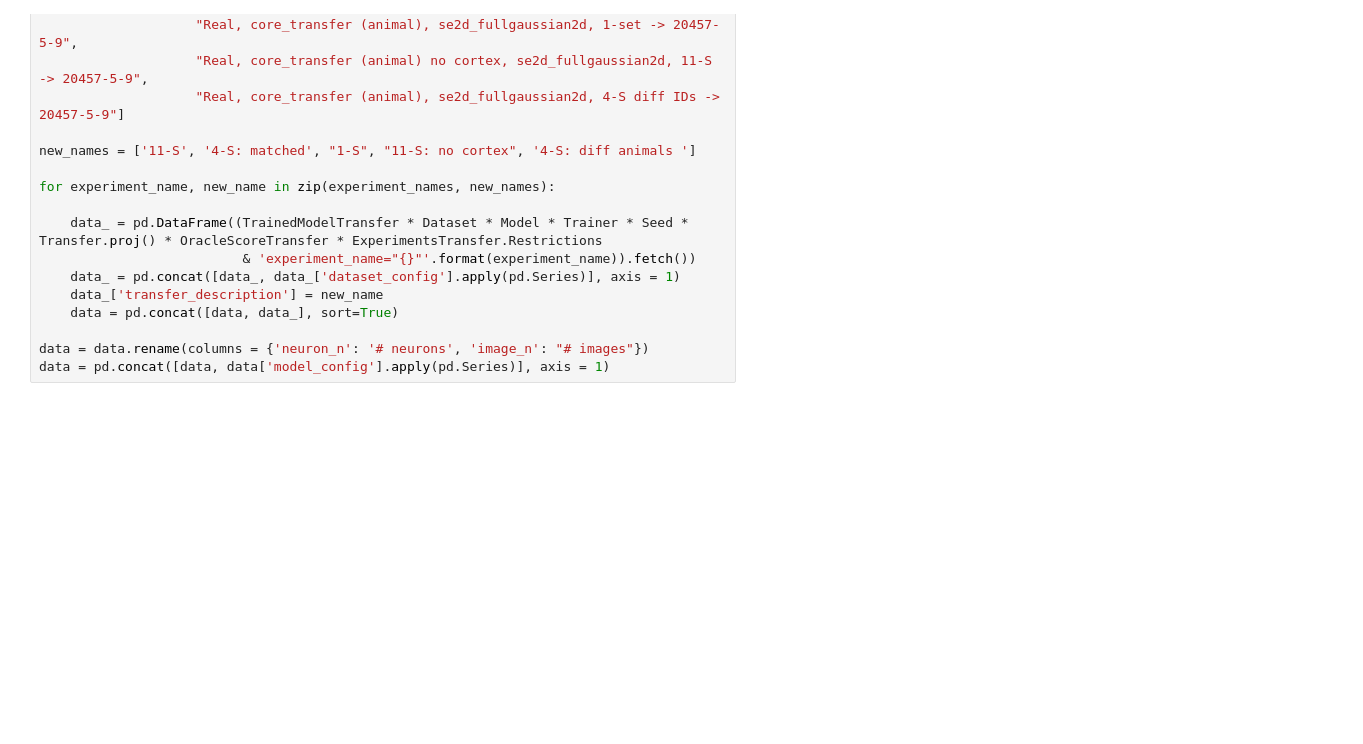
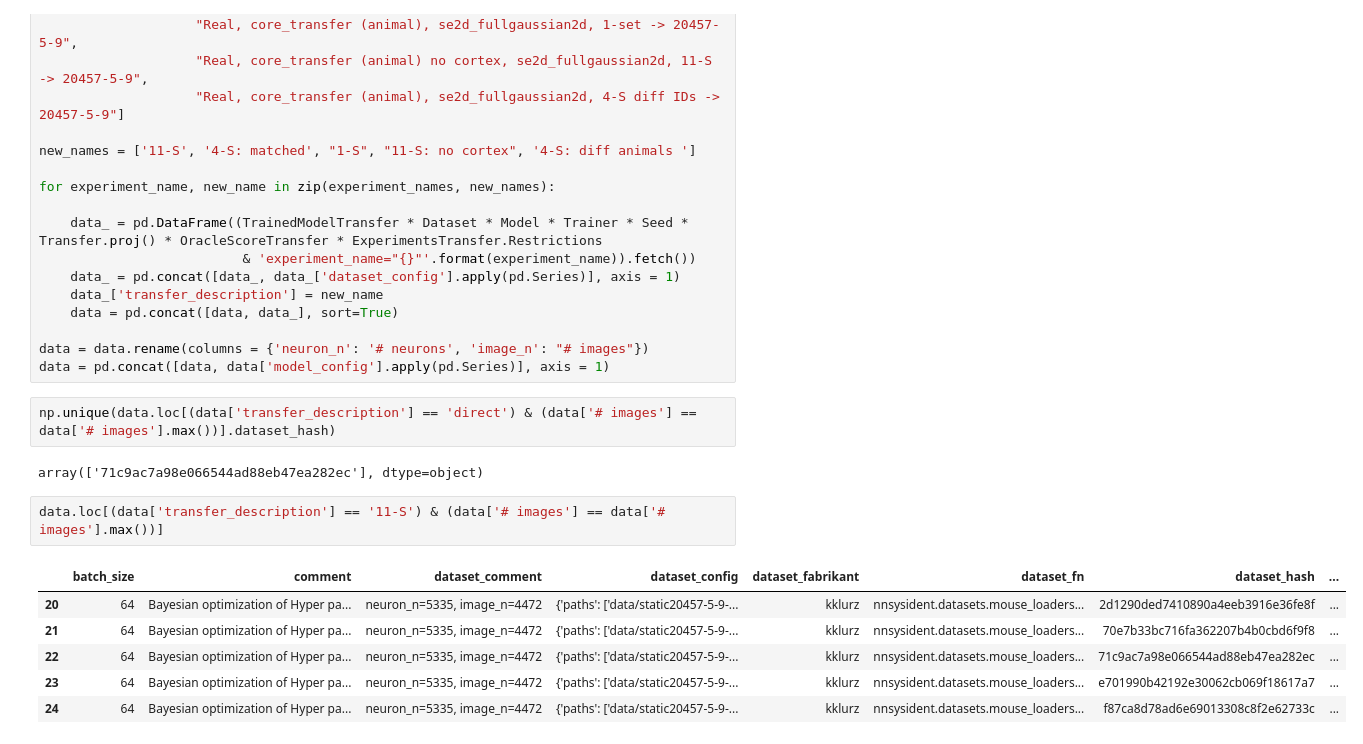
Before and after one commit to sinzlab/nnsysident, a Jupyter notebook: notebooks/Plots_real_iclr.ipynb, the cells around one changed output. Cells and saved outputs as stored; diff of their text form; blank space fills up the shorter version.

```diff
--- a/notebooks/Plots_real_iclr.ipynb
+++ b/notebooks/Plots_real_iclr.ipynb
@@ -350,3 +385,16 @@ for experiment_name, new_name in zip(experiment_names, new_names):
 
 data = data.rename(columns = {'neuron_n': '# neurons', 'image_n': "# images"})
 data = pd.concat([data, data['model_config'].apply(pd.Series)], axis = 1)
+# %%
+np.unique(data.loc[(data['transfer_description'] == 'direct') & (data['# images'] == data['# images'].max())].dataset_hash)
+# %% [output]
+array(['71c9ac7a98e066544ad88eb47ea282ec'], dtype=object)
+# %%
+data.loc[(data['transfer_description'] == '11-S') & (data['# images'] == data['# images'].max())]
+# %% [output]
+|  | batch_size | comment | dataset_comment | dataset_config | dataset_fabrikant | dataset_fn | dataset_hash | ... |
+| 20 | 64 | Bayesian optimization of Hyper pa... | neuron_n=5335, image_n=4472 | {'paths': ['data/static20457-5-9-... | kklurz | nnsysident.datasets.mouse_loaders... | 2d1290ded7410890a4eeb3916e36fe8f | ... |
+| 21 | 64 | Bayesian optimization of Hyper pa... | neuron_n=5335, image_n=4472 | {'paths': ['data/static20457-5-9-... | kklurz | nnsysident.datasets.mouse_loaders... | 70e7b33bc716fa362207b4b0cbd6f9f8 | ... |
+| 22 | 64 | Bayesian optimization of Hyper pa... | neuron_n=5335, image_n=4472 | {'paths': ['data/static20457-5-9-... | kklurz | nnsysident.datasets.mouse_loaders... | 71c9ac7a98e066544ad88eb47ea282ec | ... |
+| 23 | 64 | Bayesian optimization of Hyper pa... | neuron_n=5335, image_n=4472 | {'paths': ['data/static20457-5-9-... | kklurz | nnsysident.datasets.mouse_loaders... | e701990b42192e30062cb069f18617a7 | ... |
+| 24 | 64 | Bayesian optimization of Hyper pa... | neuron_n=5335, image_n=4472 | {'paths': ['data/static20457-5-9-... | kklurz | nnsysident.datasets.mouse_loaders... | f87ca8d78ad6e69013308c8f2e62733c | ... |
```
Also changed, not shown: parts of 12 cells of this notebook, 3 other files.
